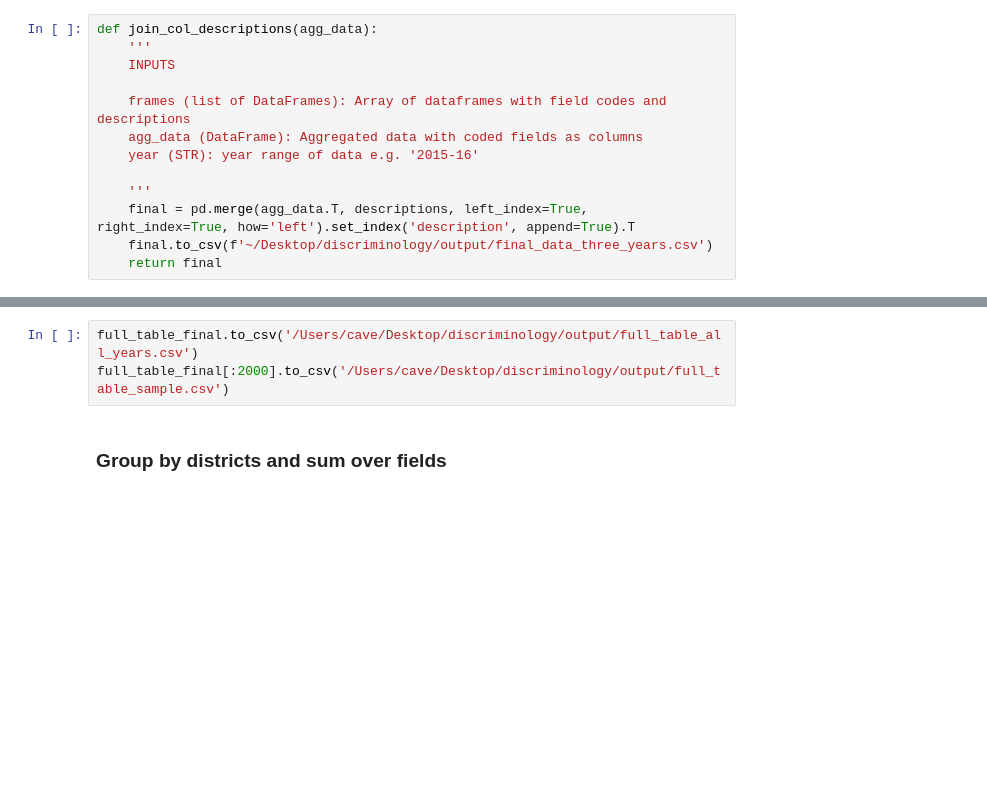
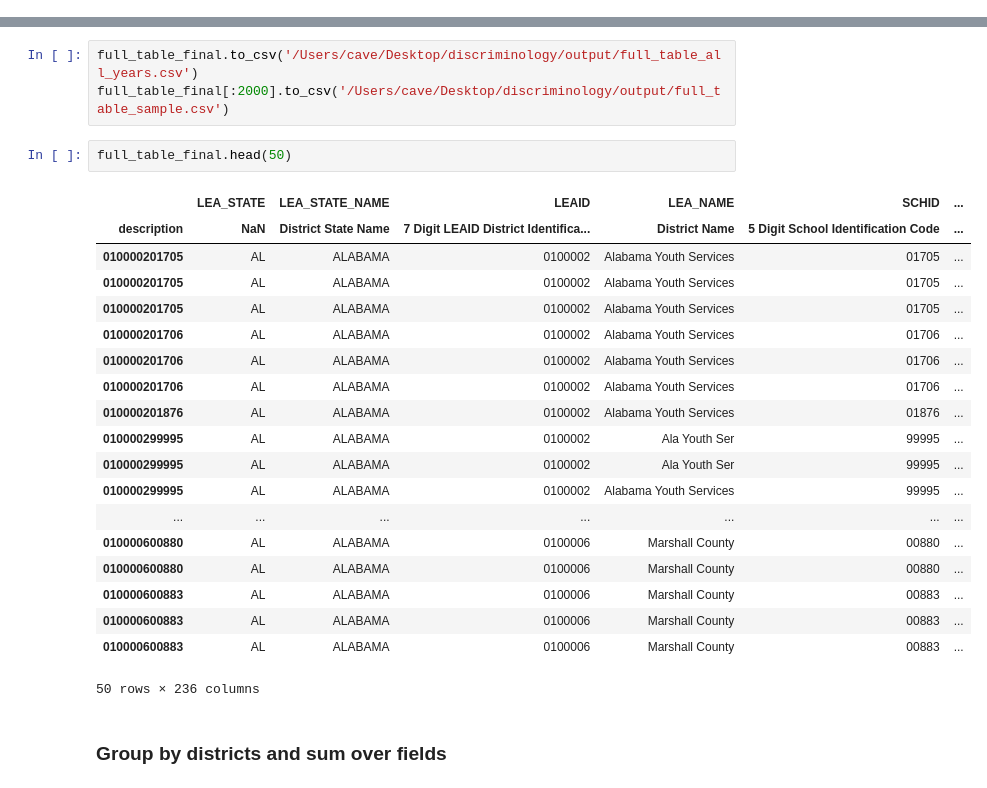
Before and after one commit to Discriminology/Educational-Equity-Data-Commons, a Jupyter notebook: data_processing.ipynb, the cells around one changed output, grey strips where cells are left out. Cells and saved outputs as stored; diff of their text form; blank space fills up the shorter version.

```diff
--- a/data_processing.ipynb
+++ b/data_processing.ipynb
@@ -380,13 +386,0 @@ full_table['SCH_LEVEL'].value_counts()
-# %%
-def join_col_descriptions(agg_data):
-    '''
-    INPUTS
-
-    frames (list of DataFrames): Array of dataframes with field codes and descriptions
-    agg_data (DataFrame): Aggregated data with coded fields as columns
-    year (STR): year range of data e.g. '2015-16'
-
-    '''
-    final = pd.merge(agg_data.T, descriptions, left_index=True, right_index=True, how='left').set_index('description', append=True).T
-    final.to_csv(f'~/Desktop/discriminology/output/final_data_three_years.csv')
-    return final
@@ -395,6 +408,28 @@ full_table_final = join_col_descriptions(full_table)
 # %%
 full_table_final.to_csv('/Users/cave/Desktop/discriminology/output/full_table_all_years.csv')
 full_table_final[:2000].to_csv('/Users/cave/Desktop/discriminology/output/full_table_sample.csv')
+# %%
+full_table_final.head(50)
+# %% [output]
+|  | LEA_STATE | LEA_STATE_NAME | LEAID | LEA_NAME | SCHID | ... |
+| description | NaN | District State Name | 7 Digit LEAID District Identifica... | District Name | 5 Digit School Identification Code | ... |
+| 010000201705 | AL | ALABAMA | 0100002 | Alabama Youth Services | 01705 | ... |
+| 010000201705 | AL | ALABAMA | 0100002 | Alabama Youth Services | 01705 | ... |
+| 010000201705 | AL | ALABAMA | 0100002 | Alabama Youth Services | 01705 | ... |
+| 010000201706 | AL | ALABAMA | 0100002 | Alabama Youth Services | 01706 | ... |
+| 010000201706 | AL | ALABAMA | 0100002 | Alabama Youth Services | 01706 | ... |
+| 010000201706 | AL | ALABAMA | 0100002 | Alabama Youth Services | 01706 | ... |
+| 010000201876 | AL | ALABAMA | 0100002 | Alabama Youth Services | 01876 | ... |
+| 010000299995 | AL | ALABAMA | 0100002 | Ala Youth Ser | 99995 | ... |
+| 010000299995 | AL | ALABAMA | 0100002 | Ala Youth Ser | 99995 | ... |
+| 010000299995 | AL | ALABAMA | 0100002 | Alabama Youth Services | 99995 | ... |
+| ... | ... | ... | ... | ... | ... | ... |
+| 010000600880 | AL | ALABAMA | 0100006 | Marshall County | 00880 | ... |
+| 010000600880 | AL | ALABAMA | 0100006 | Marshall County | 00880 | ... |
+| 010000600883 | AL | ALABAMA | 0100006 | Marshall County | 00883 | ... |
+| 010000600883 | AL | ALABAMA | 0100006 | Marshall County | 00883 | ... |
+| 010000600883 | AL | ALABAMA | 0100006 | Marshall County | 00883 | ... |
+50 rows × 236 columns
 # %% [markdown]
 ### Group by districts and sum over fields
 # %%
```
Also changed, not shown: parts of 2 cells of this notebook.
